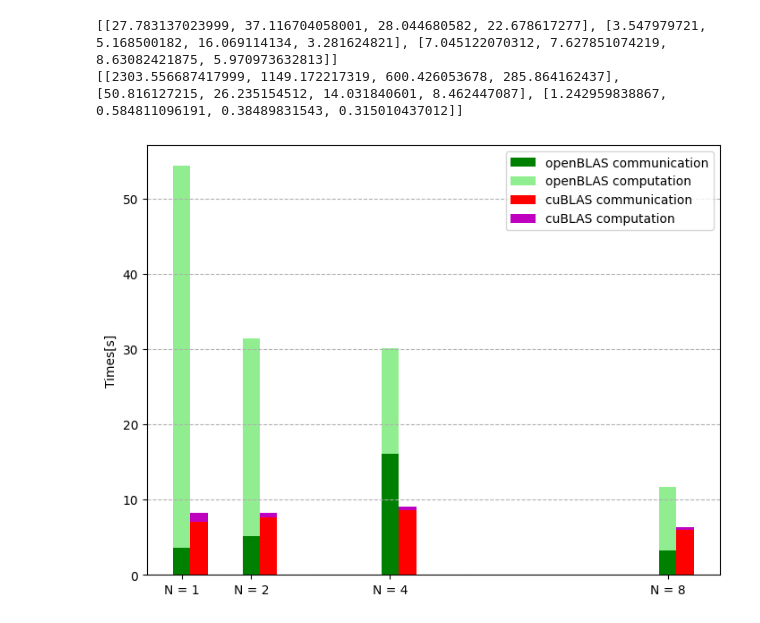
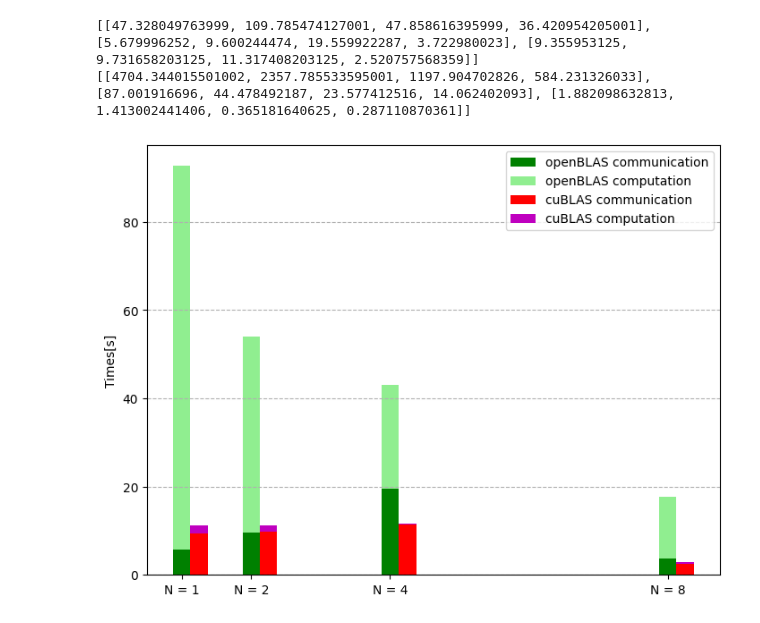
Before and after one commit to RodTol/HPC_part_2, a Jupyter notebook: matrix_mult/notebook.ipynb, the cells around one changed output. Drawn from its saved outputs; the diff is of its cells as text; code cells hidden in the pictures.

```diff
--- a/matrix_mult/notebook.ipynb
+++ b/matrix_mult/notebook.ipynb
@@ -179,7 +179,7 @@ def scalability(vector_df):
         compute_time = calc_compute_time(i)
         name = calc_name(i)
         for j in range(len(name)):
-            if(name[j]==25000):
+            if(name[j]==30000):
                 comm_time_1.append(comm_time[0][j])
                 comm_time_2.append(comm_time[1][j])
                 comm_time_3.append(comm_time[2][j])
@@ -187,33 +187,33 @@ def scalability(vector_df):
                 compute_time_1.append(compute_time[0][j])
                 compute_time_2.append(compute_time[1][j])
                 compute_time_3.append(compute_time[2][j])
 
     comm_time_accros = [comm_time_1,comm_time_2, comm_time_3]
     compute_time_accros = [compute_time_1, compute_time_2, compute_time_3]
     print(comm_time_accros)
     print(compute_time_accros)
 
     #X = np.arange(len(comm_time_accros[0]))
     X = np.array([1,2,4,8])
     fig = plt.figure()
     ax = fig.add_axes([0,0,1,1])
     #ax.bar(X + 0.00, comm_time_accros[0], color = 'b', width = 0.25)
     #ax.bar(X + 0.00, compute_time_accros[0], bottom=comm_time_accros[0], color = 'c', width = 0.25)
 
     ax.bar(X + 0.25, comm_time_accros[1], color = 'g', width = 0.25)
     ax.bar(X + 0.25, compute_time_accros[1], bottom=comm_time_accros[1], color = 'LightGreen', width = 0.25)
 
     ax.bar(X + 0.50, comm_time_accros[2], color = 'r', width = 0.25)
     ax.bar(X + 0.50, compute_time_accros[2], bottom=comm_time_accros[2], color = 'm', width = 0.25)
 
     ax.set_ylabel('Times[s]')
     ax.set_xticks(X+0.25, ('N = 1', 'N = 2', 'N = 4', 'N = 8'))
     ax.legend(labels=['openBLAS communication', 'openBLAS computation', 'cuBLAS communication',  'cuBLAS computation'])
     ax.grid(linestyle = '--', axis = 'y')
     plt.show()
 
 scalability(data_frames)
 # %% [output]
-[[27.783137023999, 37.116704058001, 28.044680582, 22.678617277], [3.547979721, 5.168500182, 16.069114134, 3.281624821], [7.045122070312, 7.627851074219, 8.63082421875, 5.970973632813]]
-[[2303.556687417999, 1149.172217319, 600.426053678, 285.864162437], [50.816127215, 26.235154512, 14.031840601, 8.462447087], [1.242959838867, 0.584811096191, 0.38489831543, 0.315010437012]]
+[[47.328049763999, 109.785474127001, 47.858616395999, 36.420954205001], [5.679996252, 9.600244474, 19.559922287, 3.722980023], [9.355953125, 9.731658203125, 11.317408203125, 2.520757568359]]
+[[4704.344015501002, 2357.785533595001, 1197.904702826, 584.231326033], [87.001916696, 44.478492187, 23.577412516, 14.062402093], [1.882098632813, 1.413002441406, 0.365181640625, 0.287110870361]]
-[figure, old version]
+[figure, new version]
```
Also changed, not shown: parts of 2 cells of this notebook, 15 other files.
